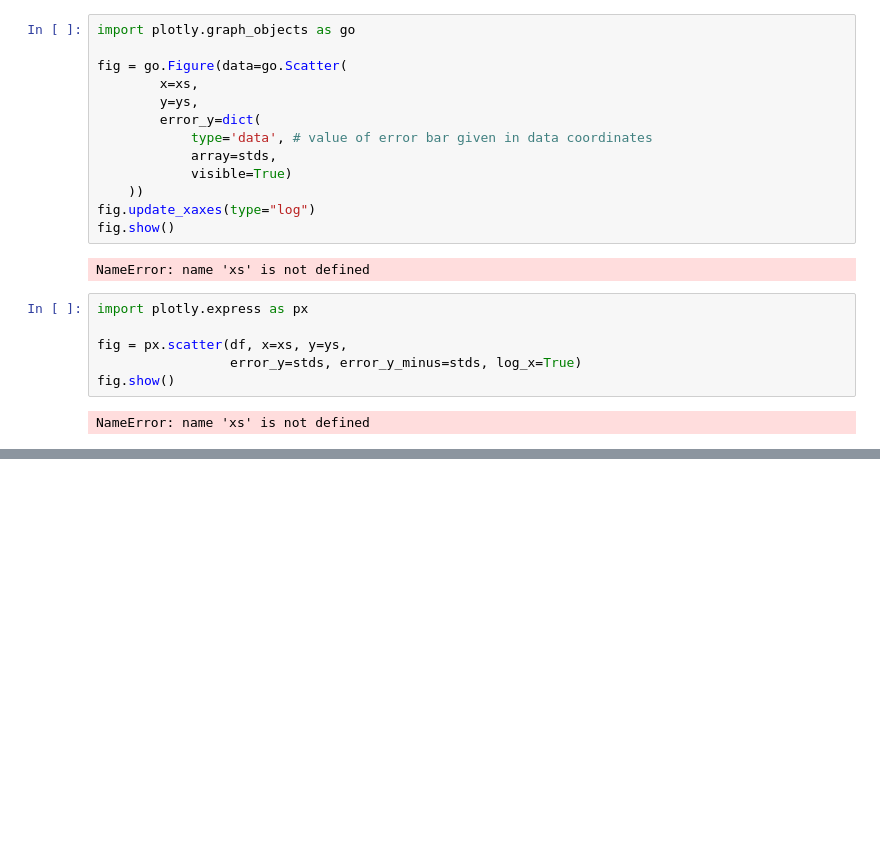
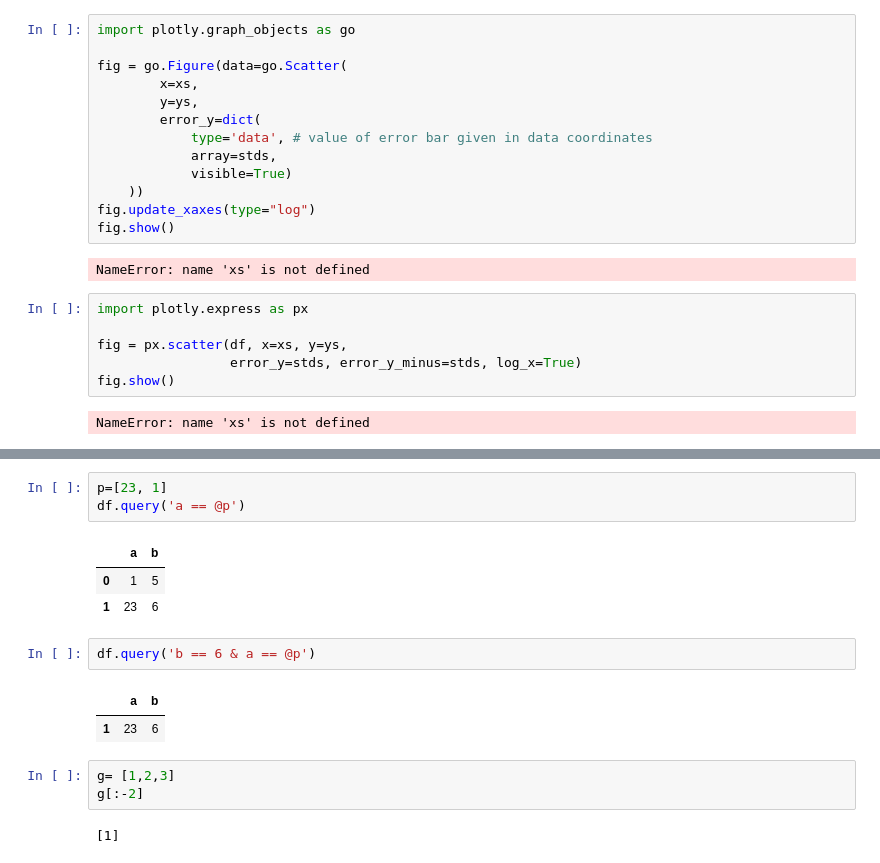
Before and after one commit to shimbalama/omics_dashboard, a Jupyter notebook: Untitled-1.ipynb, the cells around one changed output, grey strips where cells are left out. Drawn from its saved outputs; the diff is of its cells as text; blank space fills up the shorter version.

```diff
--- a/Untitled-1.ipynb
+++ b/Untitled-1.ipynb
@@ -353,0 +336,17 @@ NameError: name 'xs' is not defined
+# %%
+p=[23, 1]
+df.query('a == @p')
+# %% [output]
+|  | a | b |
+| 0 | 1 | 5 |
+| 1 | 23 | 6 |
+# %%
+df.query('b == 6 & a == @p')
+# %% [output]
+|  | a | b |
+| 1 | 23 | 6 |
+# %%
+g= [1,2,3]
+g[:-2]
+# %% [output]
+[1]
```
Also changed, not shown: parts of 4 cells of this notebook, 4 other files.
